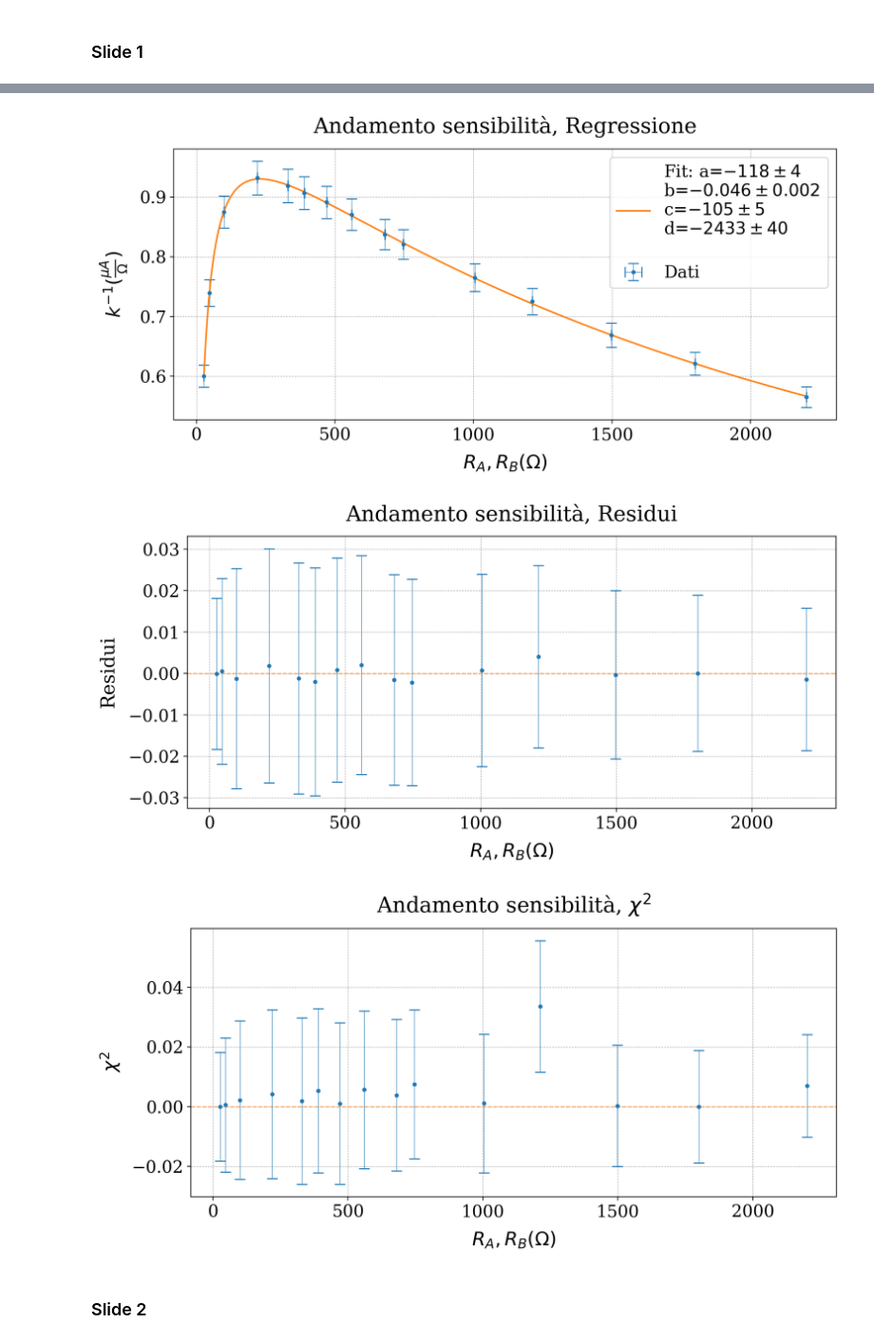
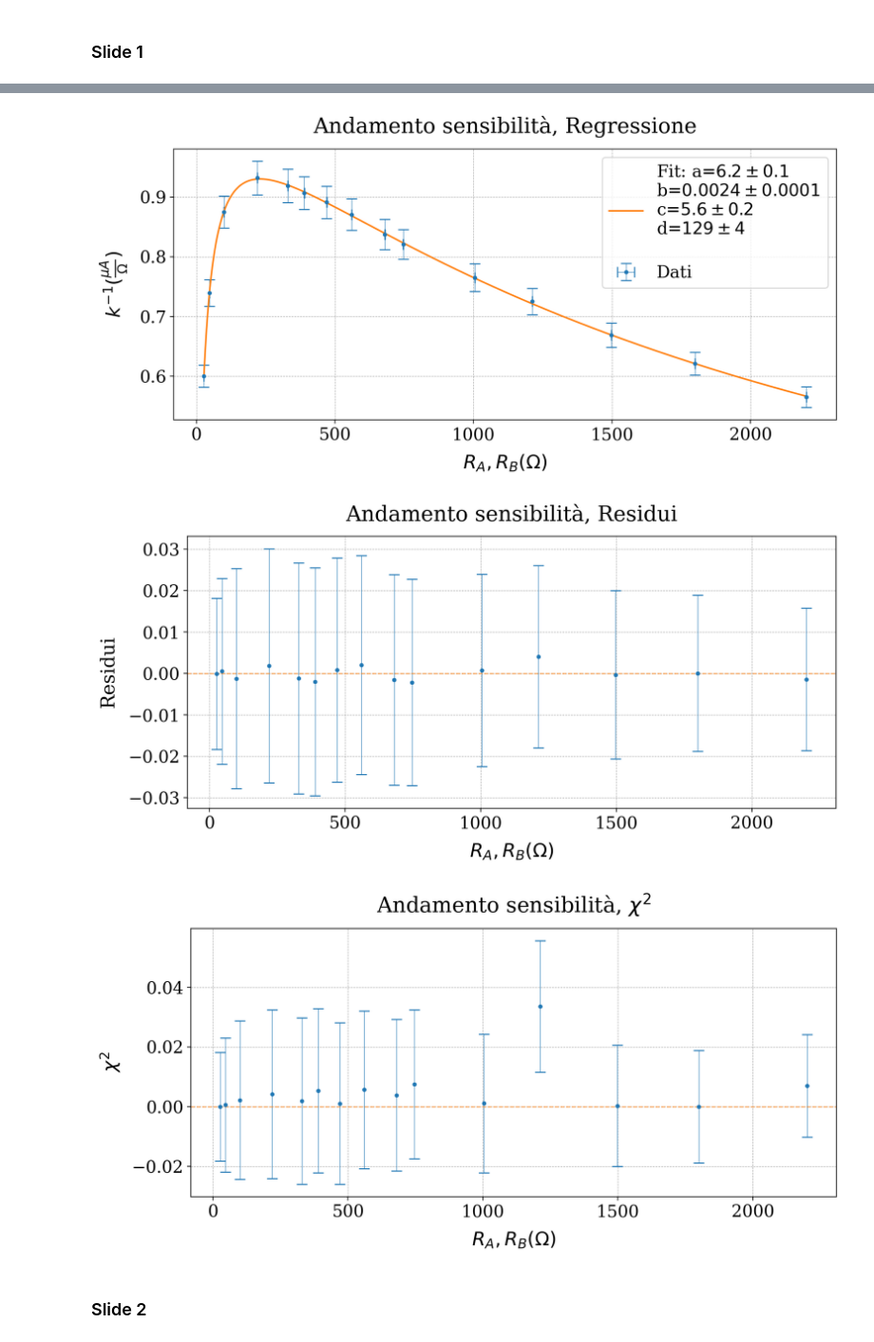
Before and after one commit to nichettg/Codici, a Jupyter notebook: 3. Ponte Wheatstone/analisi.ipynb, the cells around one changed output, grey strips where cells are left out. Shown at 95% size. Saved outputs shown, nothing was run; the diff lists cells and outputs as text; code cells hidden in the pictures.

```diff
--- a/3. Ponte Wheatstone/analisi.ipynb
+++ b/3. Ponte Wheatstone/analisi.ipynb
@@ -159,0 +174,11 @@ A = False
+# %%
+"""
+param_labels = ["Re", "Rn", "Ramp", "e"]  # cambia i nomi se vuoi
+beta0 = [10.0, 1.9515 * 1000, 170.0, -10.109]
+def modello(par, x):
+    Re,Rn,Ramp,e = par
+    #e = 10.109
+    #Ramp = 170.0
+    #Rn = 1.9515 * 1000
+    return (e * x) / ((2 * Rn + Re) * x**2 + (2 * Rn**2 + 4 * Rn* Ramp + 2 * Rn * Re + 2 * Ramp * Re) * x + Rn**2 * Re + 2 * Rn * Ramp * Re)
+"""
@@ -160,3 +187,9 @@ A = False
+# %%
+param_labels = ["a", "b", "c", "d"]  # cambia i nomi se vuoi
+beta0 = [10.0, 10.0, 10.0, 10.0]
+def modello(par, x):
+    a,b,c,d = par
+    return (a * x) / (b * x**2 + c * x + d)
 # %%
 titolo = "Andamento sensibilità"
 xlabel = r"$R_A,R_B (Ω)$"
@@ -177,9 +210,8 @@ else:
 
 xdata = np.array([data[quali_dati], data["s" + quali_dati]])
 ydata = np.array([1/data["k"], data["sk"]/(data["k"]**2)])
-def modello(par, x):
-    return (par[0] * x) / (par[1] * x**2 + par[2] * x + par[3])
-anal = f.fit(xdata,ydata,modello,[-0.1,-10.,-1.,-0.1])
+
+anal = f.fit(xdata,ydata,modello,beta0)
 
 #####################################
 ### Grafico Regressione
@@ -192,7 +224,6 @@ gf.parametri_grafico(ax,titolo + ", Regressione",xlabel=xlabel,ylabel=ylabel)
 ax.errorbar(xdata[0],ydata[0],xerr=xdata[1],yerr=ydata[1],
             label="Dati", **gf.errorbar_params, color = gf.colori[0])
 # Grafico del fit
-param_labels = ['a','b','c','d']  # cambia i nomi se vuoi
 fit_label = "Fit: " + "".join(
     f"{param_labels[i]}={gf.formatta_errore(anal[i,0],anal[i,1])}\n" for i in range(len(param_labels))
 )
@@ -219,34 +250,34 @@ fig,ax = plt.subplots(1, 1,  figsize=(10, 5))
 gf.parametri_grafico(ax,titolo + ", Residui",xlabel=xlabel,ylabel="Residui")
 
 ax.errorbar(res[0],res[1],yerr=res[2],
             **gf.errorbar_params, color=gf.colori[0])
 ax.axhline(0,
            **gf.line_params, color=gf.colori[1])
 
 gf.salva_grafico(fig,grafico_output2)
 
 #####################################
 ### Chi
 #####################################
 
 f.inizializza_output(file_output2)
 chi = f.chi_quadro(xdata,ydata,anal[:,0],modello,file_output2,titolo)
 
 #####################################
 ### Grafico Chi
 #####################################
 
 fig,ax = plt.subplots(1, 1,  figsize=(10, 5))
 gf.parametri_grafico(ax,titolo + r", $\chi^2$",xlabel=xlabel,ylabel="$\chi^2$")
 
 ax.errorbar(chi[0],chi[1],yerr=chi[2],
             **gf.errorbar_params, color=gf.colori[0])
 ax.axhline(0,
            **gf.line_params, color=gf.colori[1])
 
 gf.salva_grafico(fig,grafico_output3)
 # %% [output]
-[figure, old version]
+[figure, new version]
 [figure]
 [figure]
 # %% [markdown]
```
Also changed, not shown: parts of 2 cells of this notebook, 18 other files.
